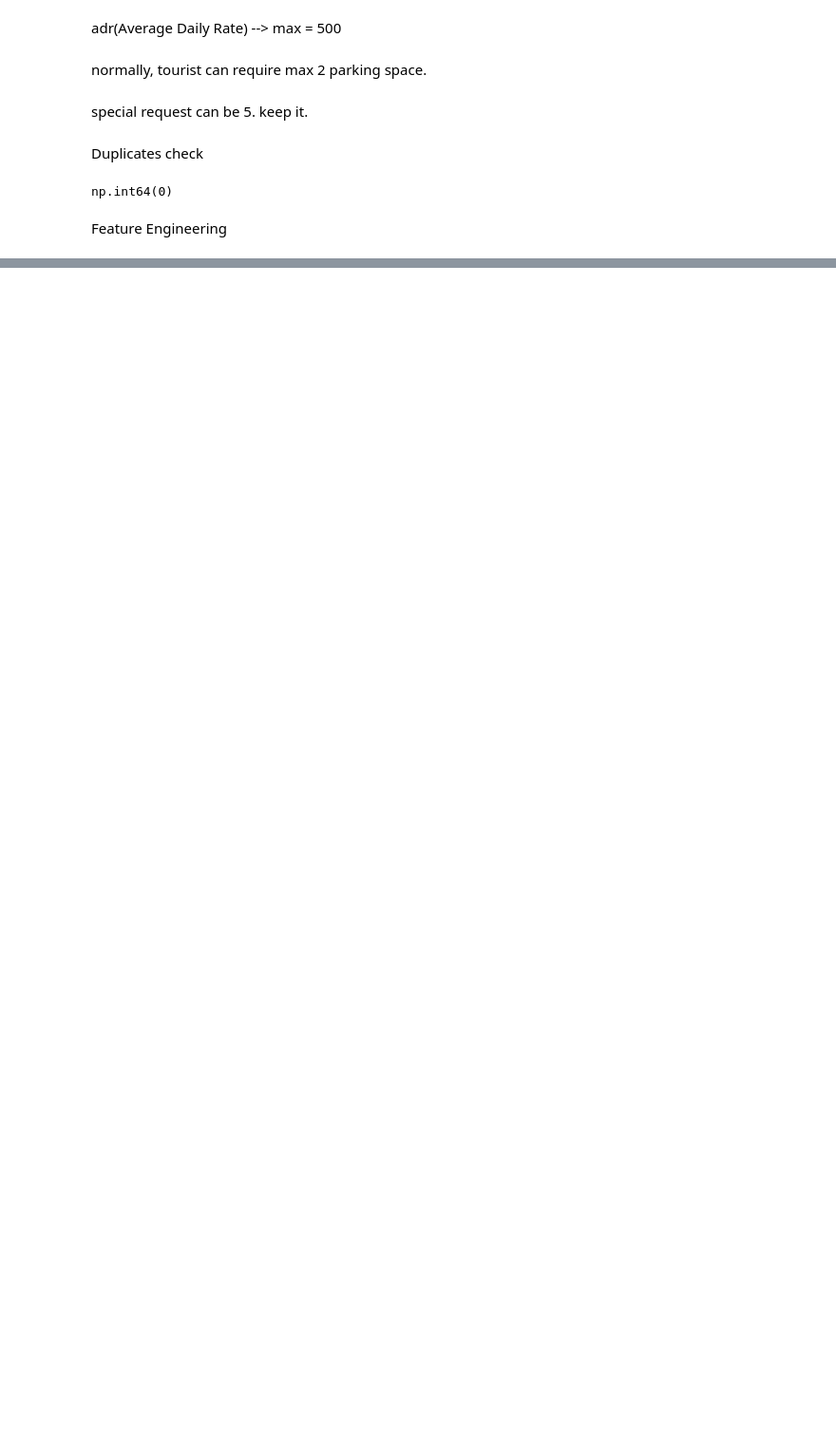
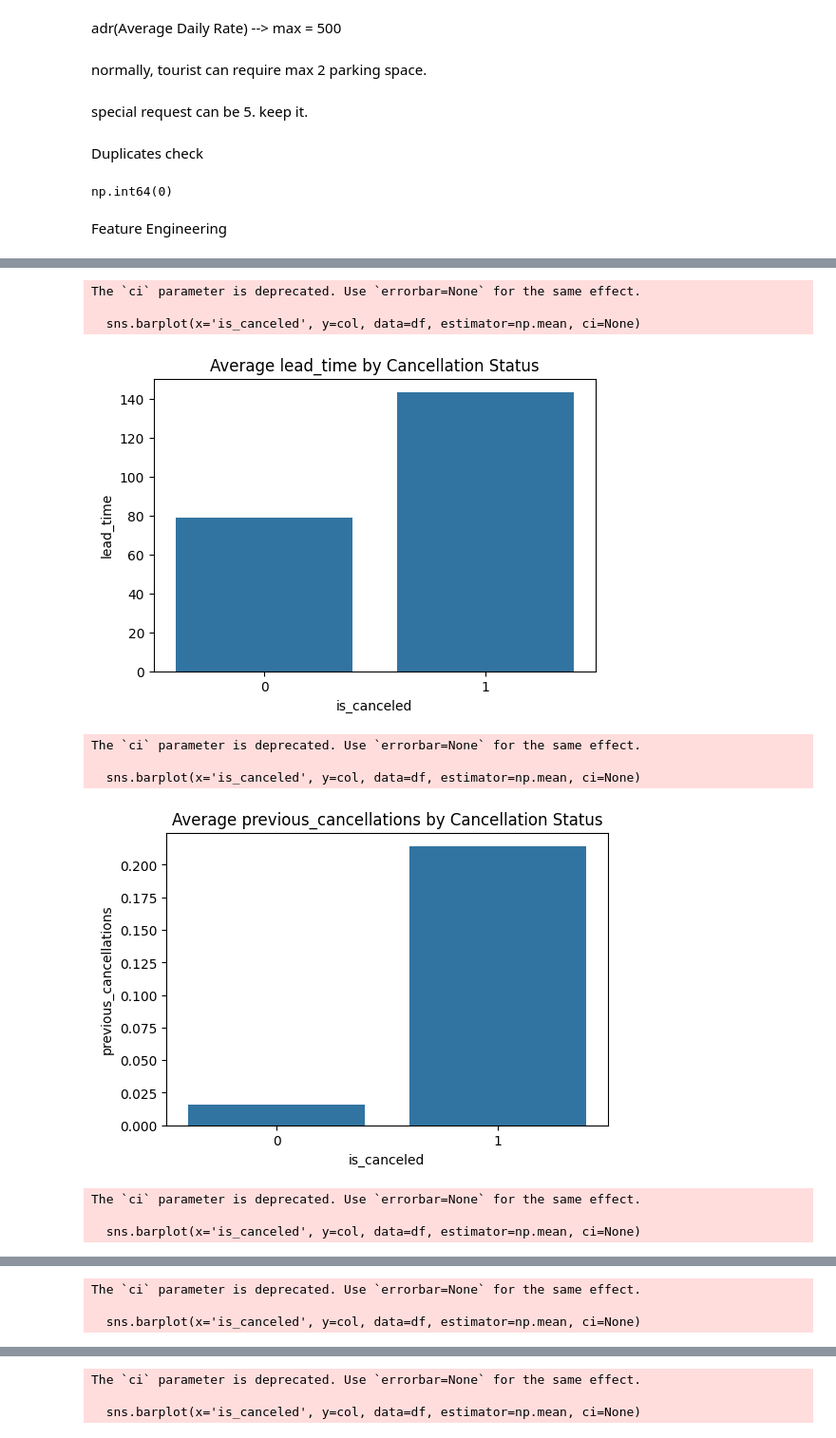
Before and after one commit to palak-verma-0309/Hotel-Booking, a Jupyter notebook: data_analysis.ipynb, the cells around one changed output, grey strips where cells are left out. Shown at 95% size. Drawn from its saved outputs; the diff is of its cells as text; code cells hidden in the pictures; blank space fills up the shorter version.

```diff
--- a/data_analysis.ipynb
+++ b/data_analysis.ipynb
@@ -276,0 +550,33 @@ df["cancellation_ratio"] = df["previous_cancellations"] / (
+# %%
+cols_to_drop = [
+    "name",
+    "email",
+    "phone-number",
+    "credit_card",
+    "company",
+    "agent",
+    "arrival_date_year",
+    "arrival_date_week_number",
+    "lead_time_cat",
+    "reservation_status_date",
+    "season",
+    "traveller_type",
+    "reserved_room_type",
+    "assigned_room_type",
+     'arrival_date_day_of_month',
+    'meal',
+    'country',
+    'days_in_waiting_list',
+    'required_car_parking_spaces',
+    'adults',
+    'children',
+    'babies',
+    'stays_in_weekend_nights',
+    'stays_in_week_nights',
+    'adr',
+    'revenue',
+    'room_changed',
+    'reservation_month',
+]
+
+df.drop(columns=cols_to_drop, inplace=True)
@@ -276,0 +605,21 @@ df["cancellation_ratio"] = df["previous_cancellations"] / (
+# %%
+num_cols = df.select_dtypes(include=['int64','float64']).columns
+
+for col in num_cols:
+    if col != 'is_canceled':
+        plt.figure(figsize=(6,4))
+        sns.barplot(x='is_canceled', y=col, data=df, estimator=np.mean, ci=None)
+        plt.title(f'Average {col} by Cancellation Status')
+        plt.show()
+# %% [output]
+The `ci` parameter is deprecated. Use `errorbar=None` for the same effect.
+
+  sns.barplot(x='is_canceled', y=col, data=df, estimator=np.mean, ci=None)
+[figure, added]
+The `ci` parameter is deprecated. Use `errorbar=None` for the same effect.
+
+  sns.barplot(x='is_canceled', y=col, data=df, estimator=np.mean, ci=None)
+[figure, added]
+The `ci` parameter is deprecated. Use `errorbar=None` for the same effect.
+
+  sns.barplot(x='is_canceled', y=col, data=df, estimator=np.mean, ci=None)
@@ -276,0 +627,3 @@ df["cancellation_ratio"] = df["previous_cancellations"] / (
+The `ci` parameter is deprecated. Use `errorbar=None` for the same effect.
+
+  sns.barplot(x='is_canceled', y=col, data=df, estimator=np.mean, ci=None)
@@ -276,0 +631,3 @@ df["cancellation_ratio"] = df["previous_cancellations"] / (
+The `ci` parameter is deprecated. Use `errorbar=None` for the same effect.
+
+  sns.barplot(x='is_canceled', y=col, data=df, estimator=np.mean, ci=None)
```
Also changed, not shown: parts of 25 cells of this notebook.
